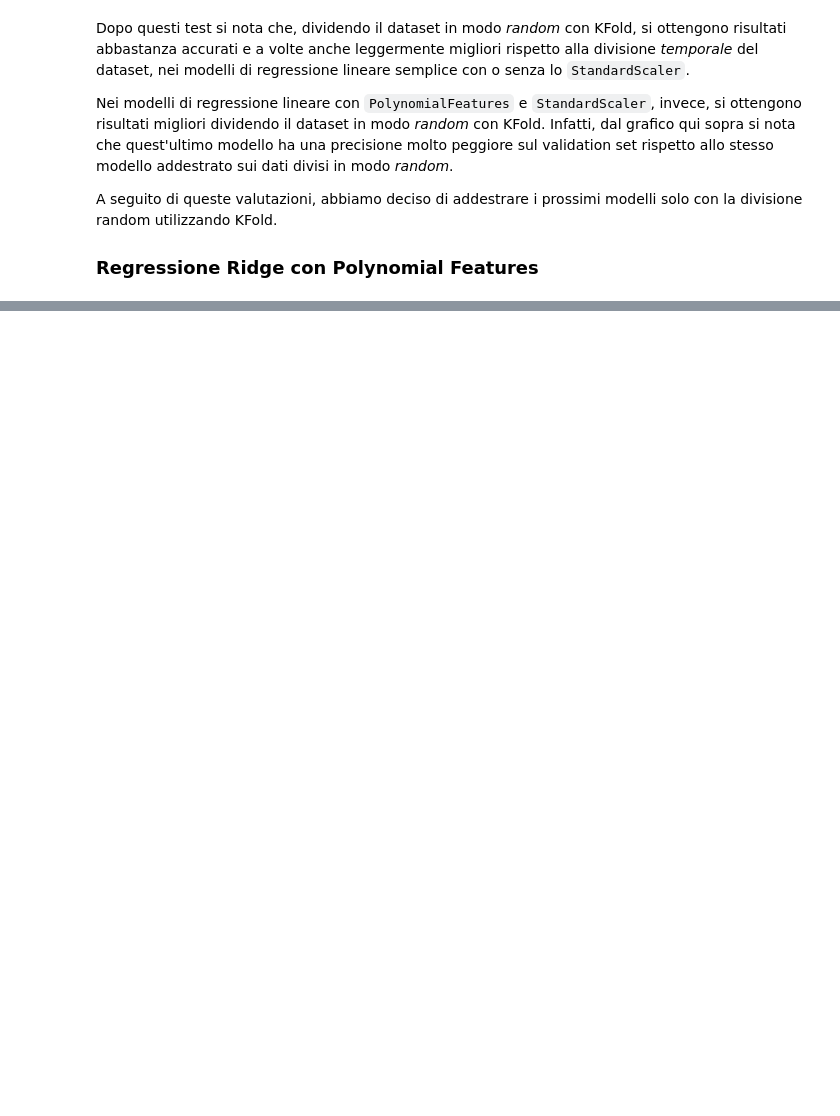
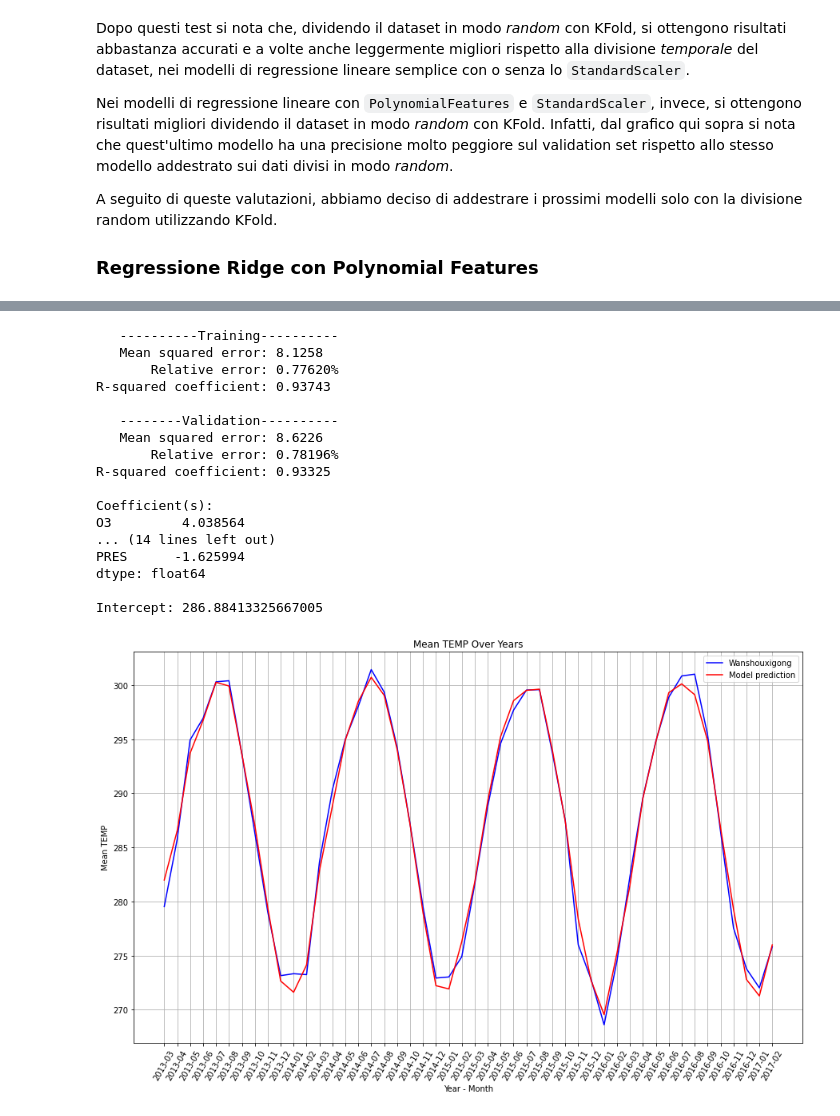
Before and after one commit to jackprb/beijing-air-quality, a Jupyter notebook: air-quality.ipynb, the cells around one changed output, grey strips where cells are left out. Cells and saved outputs as stored; diff of their text form; code cells hidden in the pictures; blank space fills up the shorter version.

```diff
--- a/air-quality.ipynb
+++ b/air-quality.ipynb
@@ -909,0 +864,27 @@ Concludiamo che, nel complesso, il modello con precisione maggiore è il modello
+# %%
+resGs4 = print_eval_all(X_train, y_train, X_val, y_val, gs4.best_estimator_)
+print_coeff_intercept_gs(gs4, 'regr', X)
+plotMeanFeatureByDateAndCity("TEMP", data_wan, dict_names["Wans"], getPredictions(X, gs4.best_estimator_))
+
+#best_lasso = gs4.best_estimator_.named_steps['regr']
+#lasso_coefficients = best_lasso.coef_[:X.shape[1]]
+#pd.Series(lasso_coefficients, index=X.columns).sort_values(ascending=False)
+# %% [output]
+   ----------Training----------
+   Mean squared error: 8.1258
+       Relative error: 0.77620%
+R-squared coefficient: 0.93743
+
+   --------Validation----------
+   Mean squared error: 8.6226
+       Relative error: 0.78196%
+R-squared coefficient: 0.93325
+
+Coefficient(s):
+O3         4.038564
+... (14 lines left out)
+PRES      -1.625994
+dtype: float64
+
+Intercept: 286.88413325667005
+[figure, added]
```
Also changed, not shown: parts of 70 cells of this notebook.
